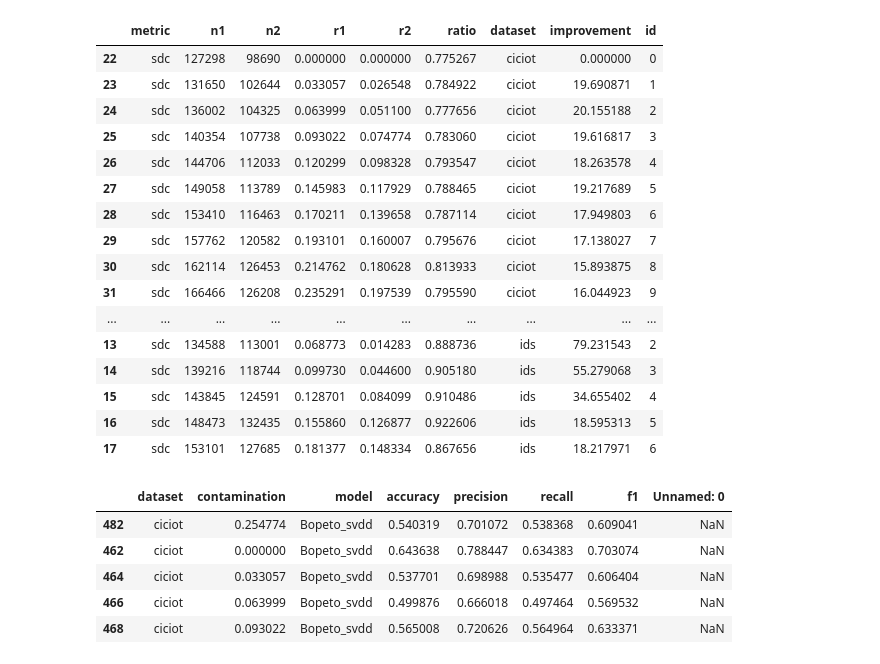
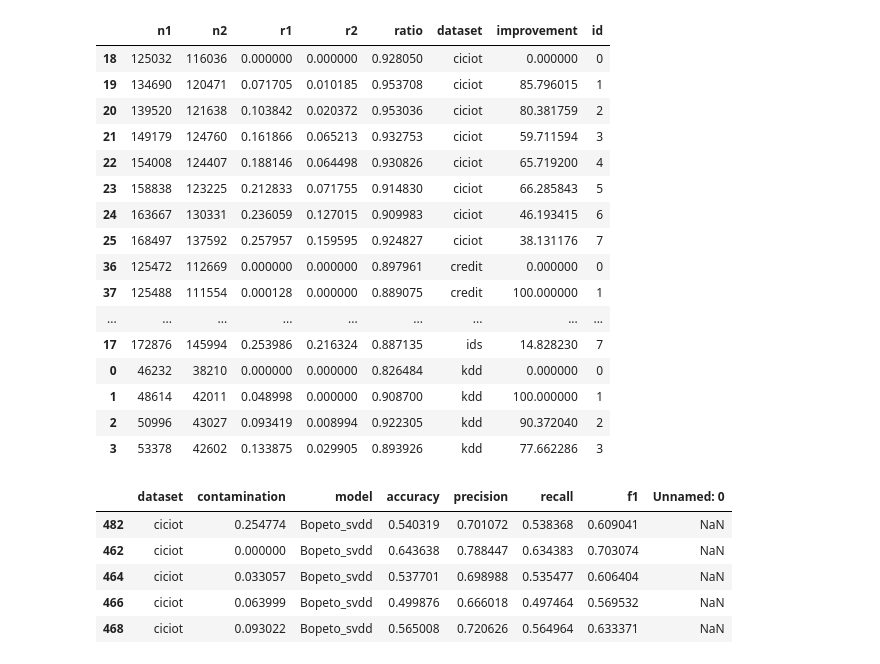
Before and after one commit to jmf-mas/jmf_bopeto, a Jupyter notebook: outputs/plots.ipynb, the cells around one changed output. Cells and saved outputs as stored; diff of their text form; code cells hidden in the pictures.

```diff
--- a/outputs/plots.ipynb
+++ b/outputs/plots.ipynb
@@ -8,13 +8,13 @@ import matplotlib.pyplot as plt
 from sklearn.ensemble import IsolationForest
 # %%
 
-kdd = pd.read_csv("kdd_FGM.csv")
-nsl = pd.read_csv("nsl_FGM.csv")
-ids = pd.read_csv("ids_FGM.csv")
-ciciot = pd.read_csv("ciciot_FGM.csv")
-kitsune = pd.read_csv("kitsune_FGM.csv")
-credit = pd.read_csv("credit_FGM.csv")
-ecg = pd.read_csv("ecg_FGM.csv")
+kdd = pd.read_csv("kdd.csv")
+nsl = pd.read_csv("nsl.csv")
+ids = pd.read_csv("ids.csv")
+ciciot = pd.read_csv("ciciot.csv")
+kitsune = pd.read_csv("kitsune.csv")
+credit = pd.read_csv("credit.csv")
+ecg = pd.read_csv("ecg.csv")
 
 in_kdd = kdd.loc[kdd['r1']==0.,'n1'].values[0]
 in_ids = ids.loc[ids['r1']==0.,'n1'].values[0]
@@ -58,36 +57,36 @@ ecg
 # %%
 #data = data[data['name']!='ids']
-data = data[data['metric']=='sdc']
+#data = data[data['metric']=='sdc']
 data.rename(columns={'name': 'dataset'}, inplace=True)
 eps = 0.0000000000000001
 data['improvement'] = 100*(data.r1-data.r2)/(data.r1+eps)
 data['id'] = range(len(data))
 data = data.sort_values(by=['dataset', 'r1'])
-data.loc[data['dataset']=='kdd', 'id'] = range(11)
-data.loc[data['dataset']=='ciciot', 'id'] = range(11)
-data.loc[data['dataset']=='ids', 'id'] = range(11)
-data.loc[data['dataset']=='kitsune', 'id'] = range(11)
-data.loc[data['dataset']=='credit', 'id'] = range(11)
-data.loc[data['dataset']=='ecg', 'id'] = range(11)
+data.loc[data['dataset']=='kdd', 'id'] = range(10)
+data.loc[data['dataset']=='ciciot', 'id'] = range(8)
+data.loc[data['dataset']=='ids', 'id'] = range(8)
+data.loc[data['dataset']=='kitsune', 'id'] = range(10)
+data.loc[data['dataset']=='credit', 'id'] = range(10)
+data.loc[data['dataset']=='ecg', 'id'] = range(10)
 data.head(40)
 # %% [output]
-|  | metric | n1 | n2 | r1 | r2 | ratio | dataset | improvement | id |
-| 22 | sdc | 127298 | 98690 | 0.000000 | 0.000000 | 0.775267 | ciciot | 0.000000 | 0 |
-| 23 | sdc | 131650 | 102644 | 0.033057 | 0.026548 | 0.784922 | ciciot | 19.690871 | 1 |
-| 24 | sdc | 136002 | 104325 | 0.063999 | 0.051100 | 0.777656 | ciciot | 20.155188 | 2 |
-| 25 | sdc | 140354 | 107738 | 0.093022 | 0.074774 | 0.783060 | ciciot | 19.616817 | 3 |
-| 26 | sdc | 144706 | 112033 | 0.120299 | 0.098328 | 0.793547 | ciciot | 18.263578 | 4 |
-| 27 | sdc | 149058 | 113789 | 0.145983 | 0.117929 | 0.788465 | ciciot | 19.217689 | 5 |
-| 28 | sdc | 153410 | 116463 | 0.170211 | 0.139658 | 0.787114 | ciciot | 17.949803 | 6 |
-| 29 | sdc | 157762 | 120582 | 0.193101 | 0.160007 | 0.795676 | ciciot | 17.138027 | 7 |
-| 30 | sdc | 162114 | 126453 | 0.214762 | 0.180628 | 0.813933 | ciciot | 15.893875 | 8 |
-| 31 | sdc | 166466 | 126208 | 0.235291 | 0.197539 | 0.795590 | ciciot | 16.044923 | 9 |
-| ... | ... | ... | ... | ... | ... | ... | ... | ... | ... |
-| 13 | sdc | 134588 | 113001 | 0.068773 | 0.014283 | 0.888736 | ids | 79.231543 | 2 |
-| 14 | sdc | 139216 | 118744 | 0.099730 | 0.044600 | 0.905180 | ids | 55.279068 | 3 |
-| 15 | sdc | 143845 | 124591 | 0.128701 | 0.084099 | 0.910486 | ids | 34.655402 | 4 |
-| 16 | sdc | 148473 | 132435 | 0.155860 | 0.126877 | 0.922606 | ids | 18.595313 | 5 |
-| 17 | sdc | 153101 | 127685 | 0.181377 | 0.148334 | 0.867656 | ids | 18.217971 | 6 |
+|  | n1 | n2 | r1 | r2 | ratio | dataset | improvement | id |
+| 18 | 125032 | 116036 | 0.000000 | 0.000000 | 0.928050 | ciciot | 0.000000 | 0 |
+| 19 | 134690 | 120471 | 0.071705 | 0.010185 | 0.953708 | ciciot | 85.796015 | 1 |
+| 20 | 139520 | 121638 | 0.103842 | 0.020372 | 0.953036 | ciciot | 80.381759 | 2 |
+| 21 | 149179 | 124760 | 0.161866 | 0.065213 | 0.932753 | ciciot | 59.711594 | 3 |
+| 22 | 154008 | 124407 | 0.188146 | 0.064498 | 0.930826 | ciciot | 65.719200 | 4 |
+| 23 | 158838 | 123225 | 0.212833 | 0.071755 | 0.914830 | ciciot | 66.285843 | 5 |
+| 24 | 163667 | 130331 | 0.236059 | 0.127015 | 0.909983 | ciciot | 46.193415 | 6 |
+| 25 | 168497 | 137592 | 0.257957 | 0.159595 | 0.924827 | ciciot | 38.131176 | 7 |
+| 36 | 125472 | 112669 | 0.000000 | 0.000000 | 0.897961 | credit | 0.000000 | 0 |
+| 37 | 125488 | 111554 | 0.000128 | 0.000000 | 0.889075 | credit | 100.000000 | 1 |
+| ... | ... | ... | ... | ... | ... | ... | ... | ... |
+| 17 | 172876 | 145994 | 0.253986 | 0.216324 | 0.887135 | ids | 14.828230 | 7 |
+| 0 | 46232 | 38210 | 0.000000 | 0.000000 | 0.826484 | kdd | 0.000000 | 0 |
+| 1 | 48614 | 42011 | 0.048998 | 0.000000 | 0.908700 | kdd | 100.000000 | 1 |
+| 2 | 50996 | 43027 | 0.093419 | 0.008994 | 0.922305 | kdd | 90.372040 | 2 |
+| 3 | 53378 | 42602 | 0.133875 | 0.029905 | 0.893926 | kdd | 77.662286 | 3 |
 # %%
 df_1 = pd.read_csv("performances_kdd_AE.csv")
 df_2 = pd.read_csv("performances_kdd_OC-SVM.csv")
```
Also changed, not shown: parts of 3 cells of this notebook, 16 other files.
